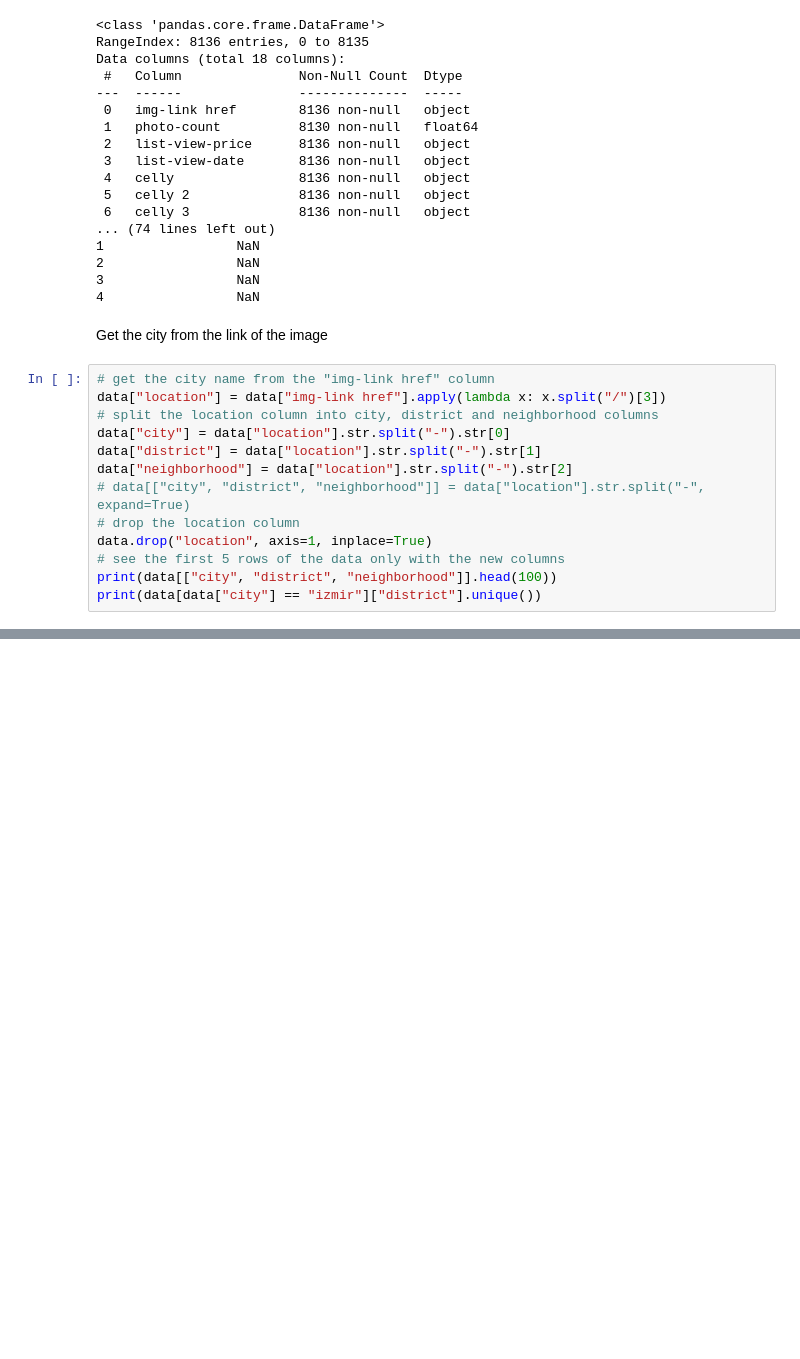
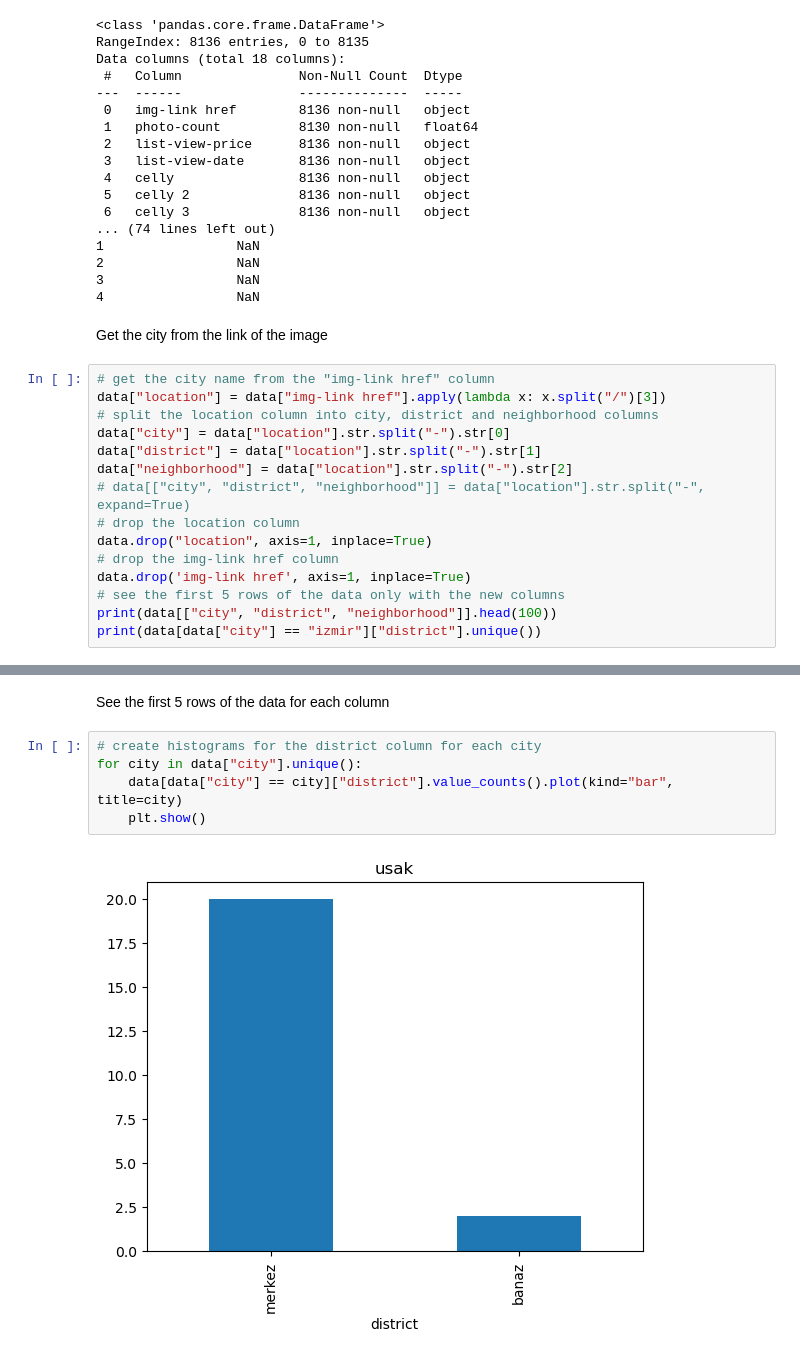
Before and after one commit to canbula/EgeEmlak, a Jupyter notebook: notebook01.ipynb, the cells around one changed output, grey strips where cells are left out. Drawn from its saved outputs; the diff is of its cells as text; blank space fills up the shorter version.

```diff
--- a/notebook01.ipynb
+++ b/notebook01.ipynb
@@ -49,6 +50,8 @@ data["neighborhood"] = data["location"].str.split("-").str[2]
 # data[["city", "district", "neighborhood"]] = data["location"].str.split("-", expand=True)
 # drop the location column
 data.drop("location", axis=1, inplace=True)
+# drop the img-link href column
+data.drop('img-link href', axis=1, inplace=True)
 # see the first 5 rows of the data only with the new columns
 print(data[["city", "district", "neighborhood"]].head(100))
 print(data[data["city"] == "izmir"]["district"].unique())
@@ -69,0 +78,9 @@ print(data[data["city"] == "izmir"]["district"].unique())
+# %% [markdown]
+See the first 5 rows of the data for each column
+# %%
+# create histograms for the district column for each city
+for city in data["city"].unique():
+    data[data["city"] == city]["district"].value_counts().plot(kind="bar", title=city)
+    plt.show()
+# %% [output]
+[figure, added]
```
Also changed, not shown: parts of 21 cells of this notebook.
